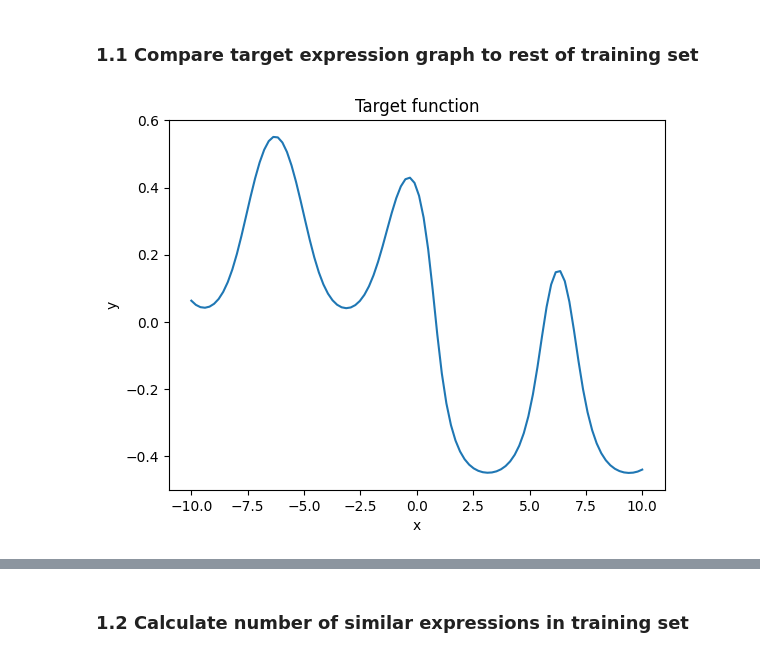
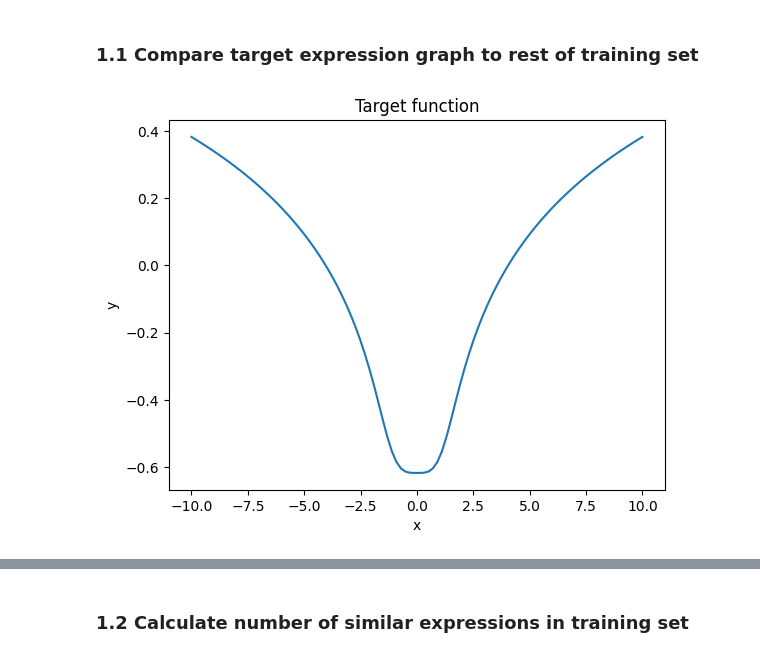
Before and after one commit to LuisCarretero/similar-expressions, a Jupyter notebook: src/dev/sampling_analysis.ipynb, the cells around one changed output, grey strips where cells are left out. Cells and saved outputs as stored; diff of their text form; code cells hidden in the pictures.

```diff
--- a/src/dev/sampling_analysis.ipynb
+++ b/src/dev/sampling_analysis.ipynb
@@ -60,17 +60,17 @@ val_x, syntax_cats, value_transform = info['val_x'], info['syntax_cats'], info['
 # %% [markdown]
 ### 1.1 Compare target expression graph to rest of training set
 # %%
-target_idx = 2
+target_idx = 0
 data_loader = train_loader  # FIXME: Only works with train_loader currently...
 values_target = data_from_loader(data_loader, 'values', idx=target_idx)
 
 plt.plot(val_x.squeeze(), values_target.squeeze().detach().numpy())
 plt.title('Target function')
 plt.xlabel('x')
 plt.ylabel('y')
 plt.show()
 # %% [output]
-[figure, old version]
+[figure, new version]
 # %%
 # Calculate MSE to target for all samples in training set
 
```
Also changed, not shown: parts of 24 cells of this notebook, 6 other files.
